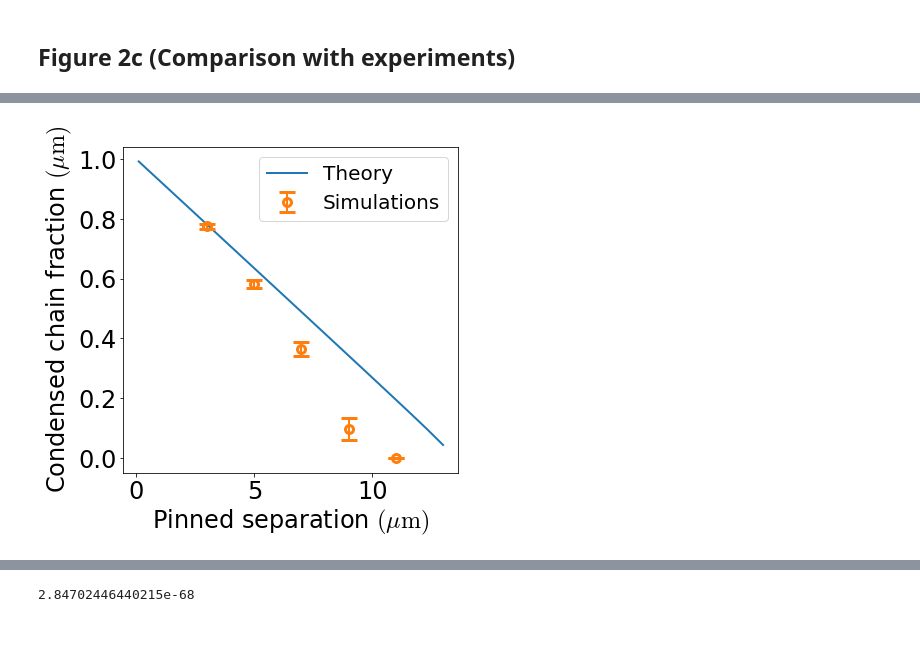
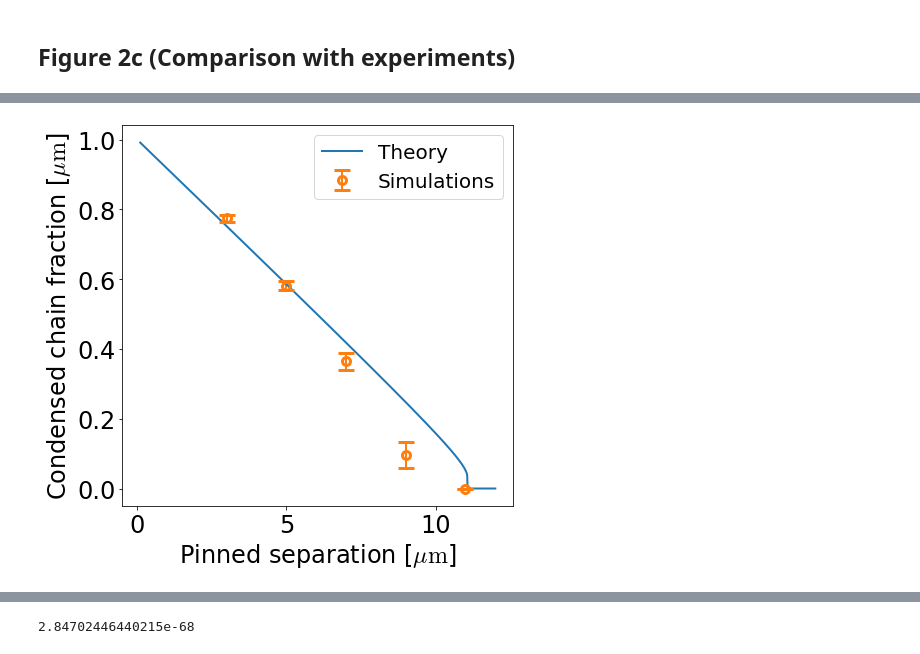
Before and after one commit to palladio11/aLENS_analysis, a Jupyter notebook: notebooks/chromatin_notebooks/Dyn_cond_figs/Figure2.ipynb, the cells around one changed output, grey strips where cells are left out. Cells and saved outputs as stored; diff of their text form; code cells hidden in the pictures.

```diff
--- a/notebooks/chromatin_notebooks/Dyn_cond_figs/Figure2.ipynb
+++ b/notebooks/chromatin_notebooks/Dyn_cond_figs/Figure2.ipynb
@@ -565,11 +549,12 @@ findfont: Font family ['sans-serif'] not found. Falling back to DejaVu Sans.
 # %%
 from scipy.optimize import root_scalar
 Lsep = 9
-Ltot-(Lsep*1.01)
-ld = np.linspace(0, Ltot-(Lsep*1.1), 1000)
+ld = np.linspace(2, Ltot-(Lsep*1.00000001), 1000)
+free_energy_deriv(ld[0], Ltot, Lsep, mu, alpha, gamma, kappa)
+free_energy_deriv(ld[-1], Ltot, Lsep, mu, alpha, gamma, kappa)
 plt.plot(ld, free_energy_deriv(ld, Ltot, Lsep, mu, alpha, gamma, kappa))
 # # Find a root of the function
-result = root_scalar(free_energy_deriv, method='brentq', bracket=[0.1, Ltot-(Lsep*1.1)], args=(Ltot, Lsep, mu, alpha, gamma, kappa))
+result = root_scalar(free_energy_deriv, method='brentq', bracket=[0.1, Ltot-(Lsep*1.00001)], args=(Ltot, Lsep, mu, alpha, gamma, kappa))
 
 # # Print the root
 print(result.root)
@@ -581,50 +567,59 @@ print(result.root)
 # %%
 from scipy.optimize import root_scalar
+# Parameters (from Renger et al.)
+# mu = 11. # Free energy per volume pN/um
+# alpha = .05 # Condensate packing factor um^2
+# gamma = .15 # Surface tension pN/um
+# kappa = .0822 # Filament flexibility pN
+# Ltot = 16.5 # Total length of the polymer um
 
-fig, axarr = plt.subplots(1,1, figsize=(6, 6))
+mu = 4.1 # Free energy per volume pN/um
+alpha = .05 # Condensate packing factor um^2
+gamma = .15 # Surface tension pN/um
+kappa = .0822 # Filament flexibility pN
+Ltot = 16.5 # Total length of the polymer um
+
+beta = 1./.0041
+fig, axarr = plt.subplots(1, 1, figsize=(7, 7))
+
 
 # Get theoretical results
-lsep_arr = np.linspace(0.1, 13, 20)
+lsep_arr = np.linspace(.1, 12, 1000)
+
 ld_max_prob = np.zeros(lsep_arr.size)
 for i, lsep in enumerate(lsep_arr):
-    result = root_scalar(free_energy_deriv, method='brentq', bracket=[0.1, Ltot-(lsep*1.1)], args=(Ltot, lsep, mu, alpha, gamma, kappa))
+    bound = .1
+    while free_energy_deriv(bound, Ltot, lsep, mu, alpha, gamma, kappa) > 0:
+        bound += .5
+    if bound > Ltot-(lsep*1.0000001):
+        ld_max_prob[i] = 0.
+        continue
+    # free_energy_deriv(bound, Ltot, lsep, mu, alpha, gamma, kappa)
+    # free_energy_deriv(Ltot-(lsep*1.0000001), Ltot, lsep, mu, alpha, gamma, kappa)
+    result = root_scalar(free_energy_deriv, method='brentq', bracket=[bound, Ltot-(lsep*1.0000001)], args=(Ltot, lsep, mu, alpha, gamma, kappa))
     ld_max_prob[i] = result.root
-_ = axarr.plot(lsep_arr, ld_max_prob/16.5, label='Theory')
-_ = axarr.set_xlabel(r'Pinned separation $(\mu {\rm m})$')
-_ = axarr.set_ylabel(r'Condensed chain fraction $(\mu {\rm m})$')
+_ = axarr.plot(lsep_arr, ld_max_prob/Ltot, label='Theory')
+_ = axarr.set_xlabel(r'Pinned separation [$\mu {\rm m}$]')
+_ = axarr.set_ylabel(r'Condensed chain fraction [$\mu {\rm m}$]')
 
 with h5py.File('Figure2/fig2b_pin_ke_data_dict.h5', 'r') as h5d:
+    time_arr = h5d['time'][...]
+
     pin_dist_arr = []
     beads_num_arr = []
     beads_std_arr = []
-    labels = []
-    time_arr = h5d['time'][...]
     for i, label in enumerate(h5d.keys()):
         if label != 'time':
             h5_data = h5d[label]
             Ke, pin_dist = h5_data.attrs['Ke'], h5_data.attrs['pin_dist']
             if Ke == 30:
                 pin_dist_arr += [pin_dist]
                 beads_num_arr += [h5_data[time_arr.size//2:, 0].mean()]
                 beads_std_arr += [h5_data[time_arr.size//2:, 1].mean()]
 
     _ = axarr.errorbar(pin_dist_arr, np.array(beads_num_arr)/1600., yerr=np.array(beads_std_arr)/1600., fmt='o', markeredgewidth=3, markersize=8, markerfacecolor='none', capsize=8, label='Simulations')
 
-    for i, label in enumerate(h5d.keys()):
-        if label != 'time':
-            h5_data = h5d[label]
-            Ke, pin_dist = h5_data.attrs['Ke'], h5_data.attrs['pin_dist']
-            if Ke == 100:
-                pin_dist_arr += [pin_dist]
-                beads_num_arr += [h5_data[time_arr.size//2:, 0].mean()]
-                beads_std_arr += [h5_data[time_arr.size//2:, 1].mean()]
 
-    # _ = axarr.errorbar(pin_dist_arr, np.array(beads_num_arr)/1600., yerr=np.array(beads_std_arr)/1600., fmt='o', markersize=6, markerfacecolor='none', capsize=6, label='Ke100')
-
-# _ = axarr.legend(loc='center left', bbox_to_anchor=(1.05, .5))
 _ = axarr.legend()
-
-
-# # Print the root
 # %% [output]
-[figure, old version]
+[figure, new version]
```
Also changed, not shown: parts of 5 cells of this notebook.
